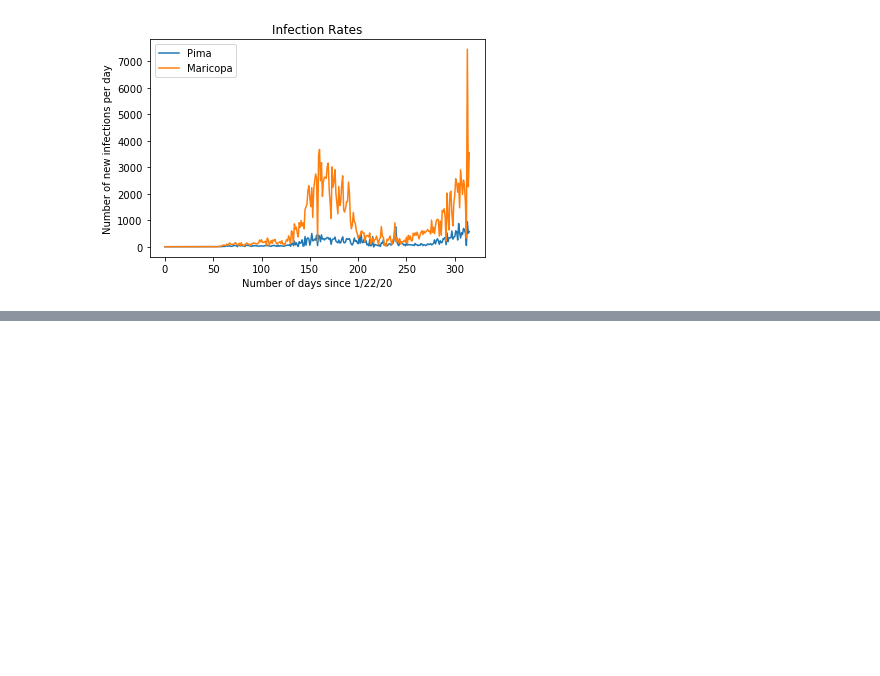
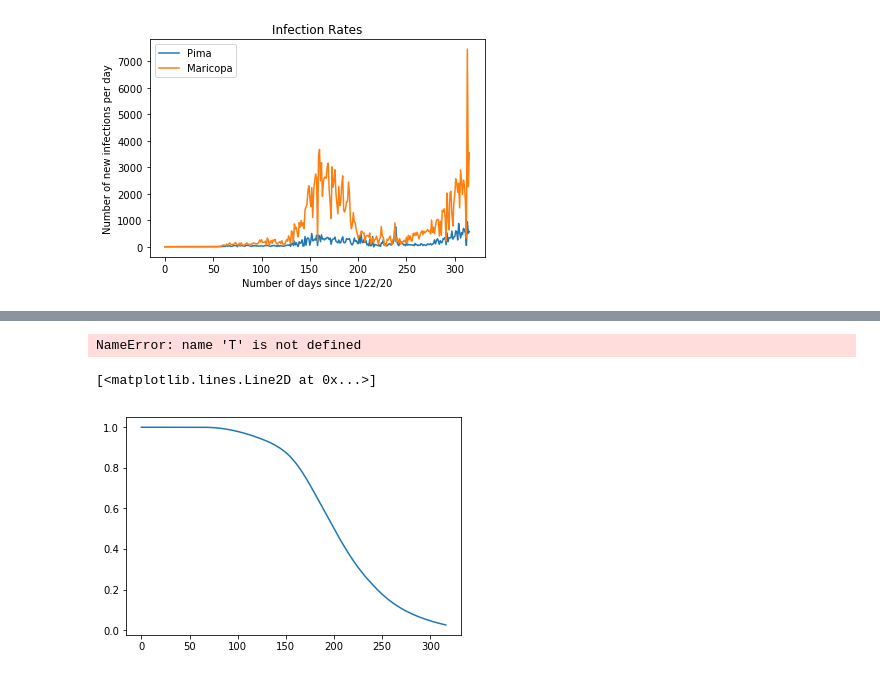
Before and after one commit to Rubalicious/vaccine-allocation, a Jupyter notebook: data.ipynb, the cells around one changed output, grey strips where cells are left out. Drawn from its saved outputs; the diff is of its cells as text; code cells hidden in the pictures; blank space fills up the shorter version.

```diff
--- a/data.ipynb
+++ b/data.ipynb
@@ -128,2 +144,5 @@ N_Pima-I0
+# %%
+S = lambda t: float(N_Pima-I0)*np.prod([1-alpha-float(I[s])/N_Pima for s in range(t-1)])/N_Pima
+S_pima = map(S, range(T))
 # %%
 float(N_Pima-I0)/N_Pima
@@ -133,0 +151,19 @@ float(N_Pima-I0)/N_Pima
+# %%
+gamma = 9.0
+S_potential = [float(I[t+1])/float(I[t])-1 + gamma for t in range(T-1) if I[t] > 0]
+plt.plot(range(len(S_potential)), S_potential)
+# %% [output]
+NameError: name 'T' is not defined
+# %%
+# recursion function
+def S_rec(t):
+    if t == 0:
+        return 1
+    else:
+        return (1-float(I[t-1])/N_Pima+alpha)*S_rec(t-1)
+
+results = [S(t) for t in range(T)]
+plt.plot(range(T), results)
+# %% [output]
+[<matplotlib.lines.Line2D at 0x...>]
+[figure, added]
```
Also changed, not shown: parts of 9 cells of this notebook.
